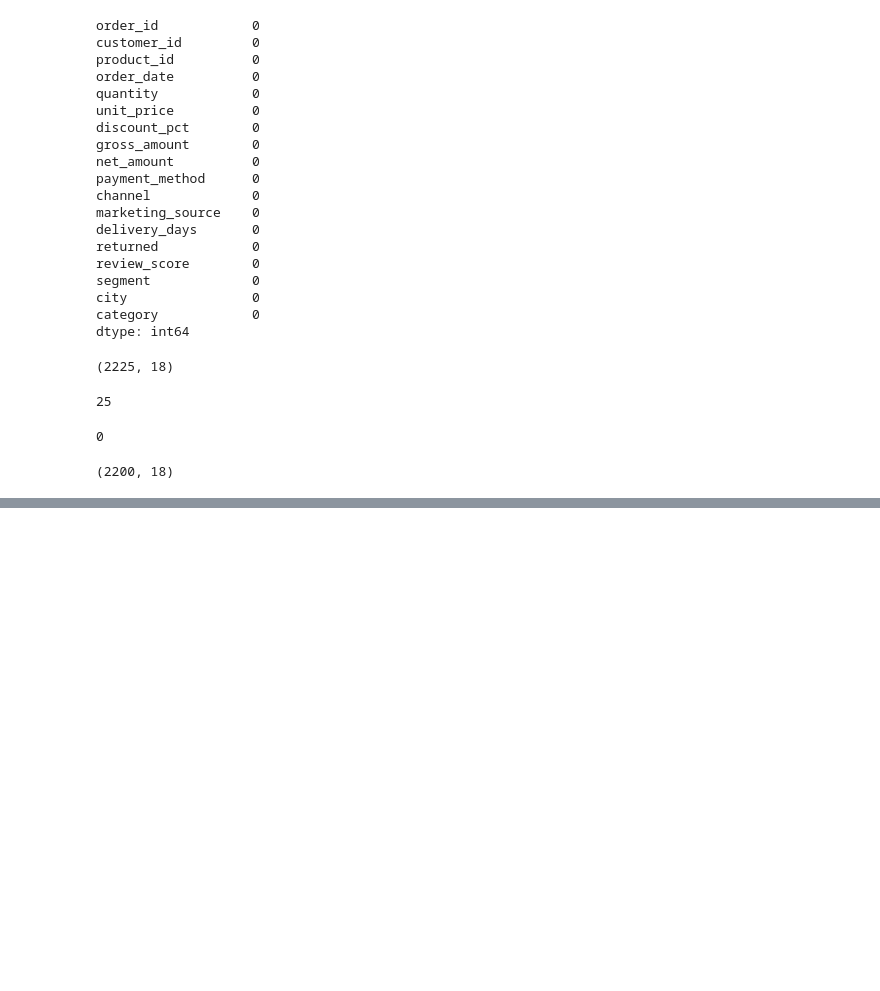
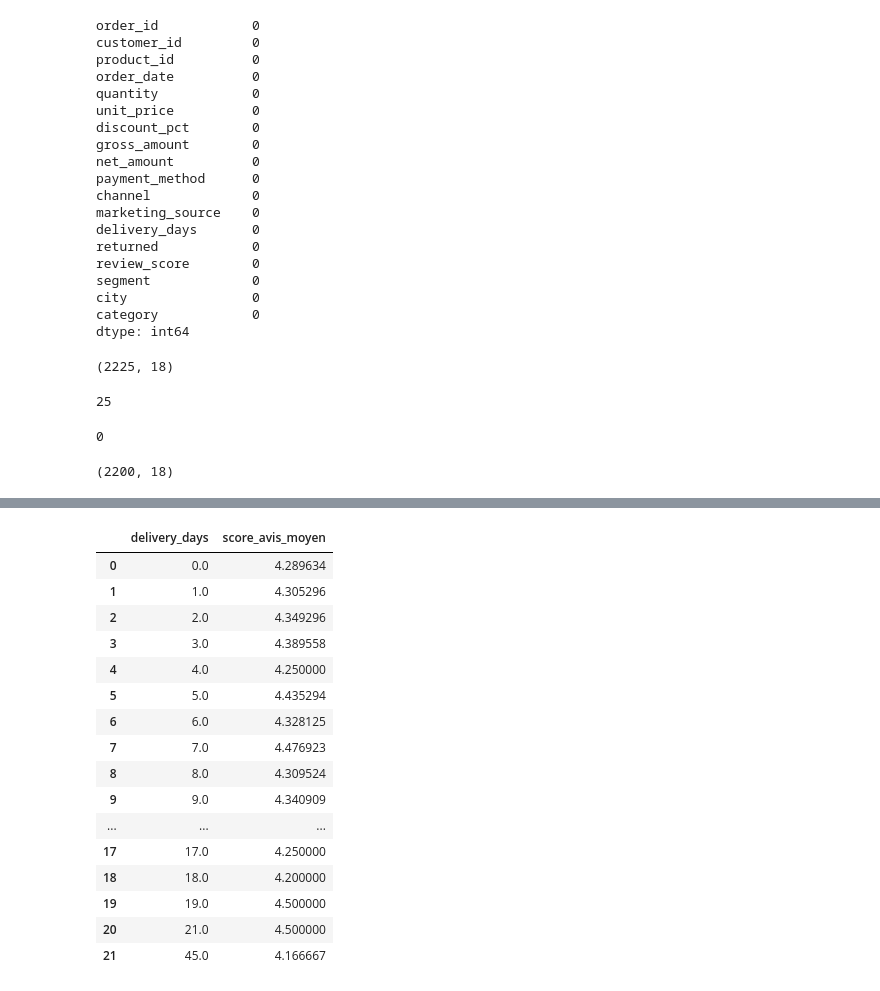
Before and after one commit to Poincare008/Mini_Projet_Pandas, a Jupyter notebook: Mini_Projet_Pandas.ipynb, the cells around one changed output, grey strips where cells are left out. Saved outputs shown, nothing was run; the diff lists cells and outputs as text; code cells hidden in the pictures; blank space fills up the shorter version.

```diff
--- a/Mini_Projet_Pandas.ipynb
+++ b/Mini_Projet_Pandas.ipynb
@@ -505,0 +599,26 @@ order_lines.shape
+# %%
+score_avis_moyen_par_delai_de_livraison = (
+    df1.groupby("delivery_days")["review_score"]
+       .mean()
+       .reset_index()
+       .rename(columns={"review_score": "score_avis_moyen"})
+)
+score_avis_moyen_par_delai_de_livraison
+# %% [output]
+|  | delivery_days | score_avis_moyen |
+| 0 | 0.0 | 4.289634 |
+| 1 | 1.0 | 4.305296 |
+| 2 | 2.0 | 4.349296 |
+| 3 | 3.0 | 4.389558 |
+| 4 | 4.0 | 4.250000 |
+| 5 | 5.0 | 4.435294 |
+| 6 | 6.0 | 4.328125 |
+| 7 | 7.0 | 4.476923 |
+| 8 | 8.0 | 4.309524 |
+| 9 | 9.0 | 4.340909 |
+| ... | ... | ... |
+| 17 | 17.0 | 4.250000 |
+| 18 | 18.0 | 4.200000 |
+| 19 | 19.0 | 4.500000 |
+| 20 | 21.0 | 4.500000 |
+| 21 | 45.0 | 4.166667 |
```
Also changed, not shown: parts of 19 cells of this notebook.
